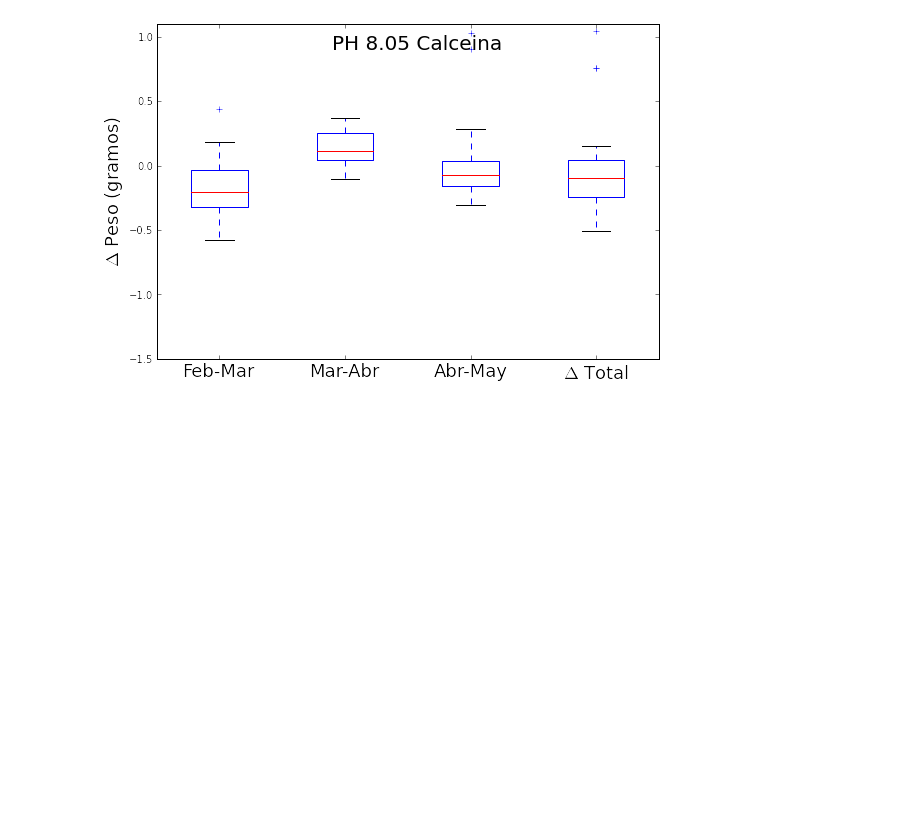
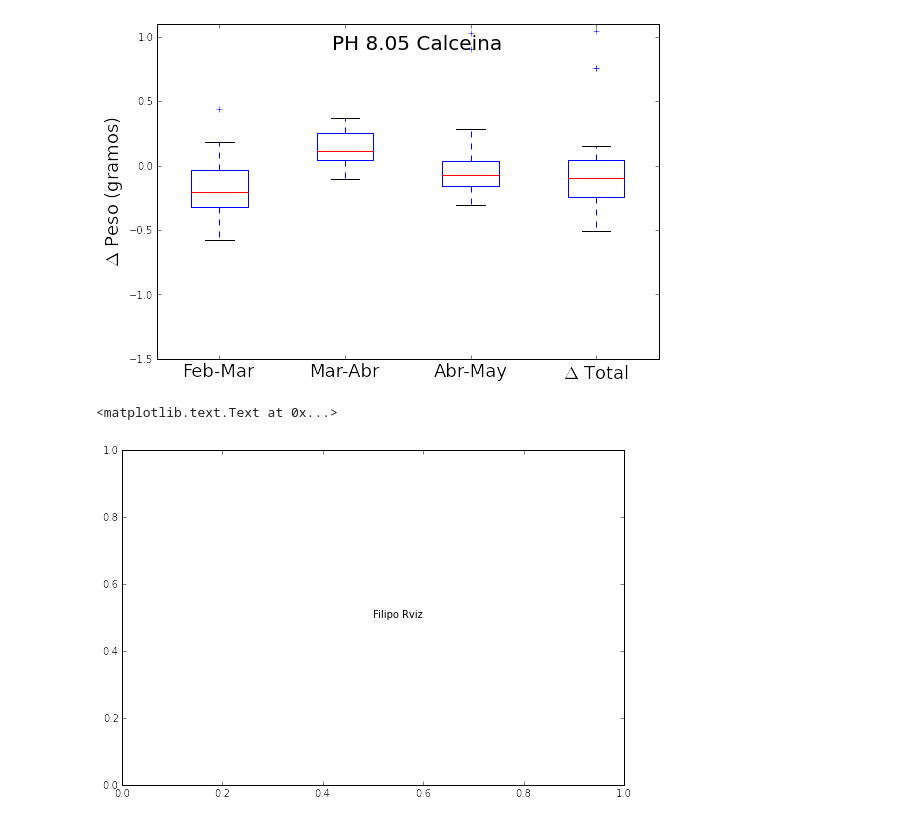
Before and after one commit to flgomezc/Escleritos, a Jupyter notebook: analisis_2015-1/Delta_pesos.ipynb, the cells around one changed output. Drawn from its saved outputs; the diff is of its cells as text; code cells hidden in the pictures; blank space fills up the shorter version.

```diff
--- a/analisis_2015-1/Delta_pesos.ipynb
+++ b/analisis_2015-1/Delta_pesos.ipynb
@@ -75,0 +107,9 @@ import astropy
+# %%
+fig = plt.figure(1, figsize=(9, 6))
+ax = fig.add_subplot(111)
+ax.set_xlim(0,1)
+ax.set_ylim(0,1)
+ax.text(0.5,0.5, "Filipo Rviz")
+# %% [output]
+<matplotlib.text.Text at 0x...>
+[figure, added]
```
Also changed, not shown: parts of 6 cells of this notebook, 2 other files.
